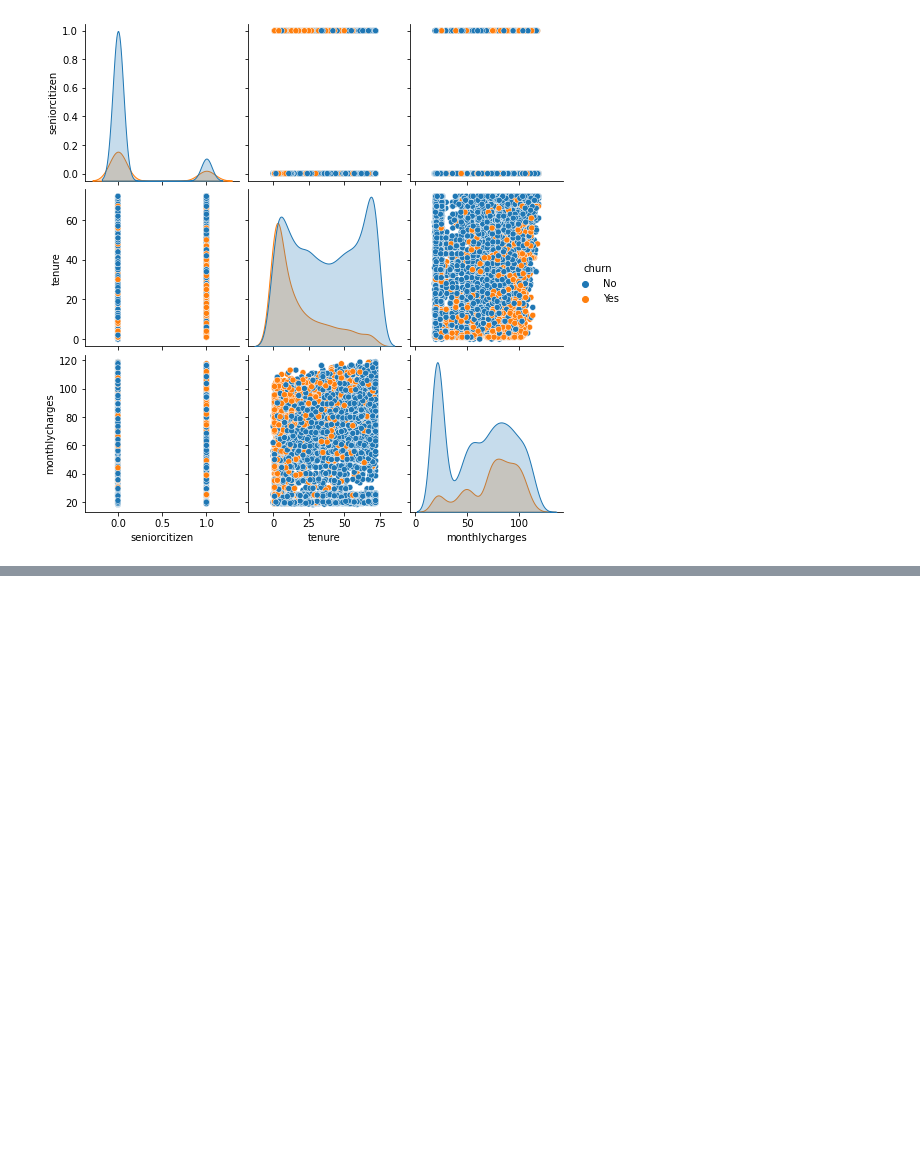
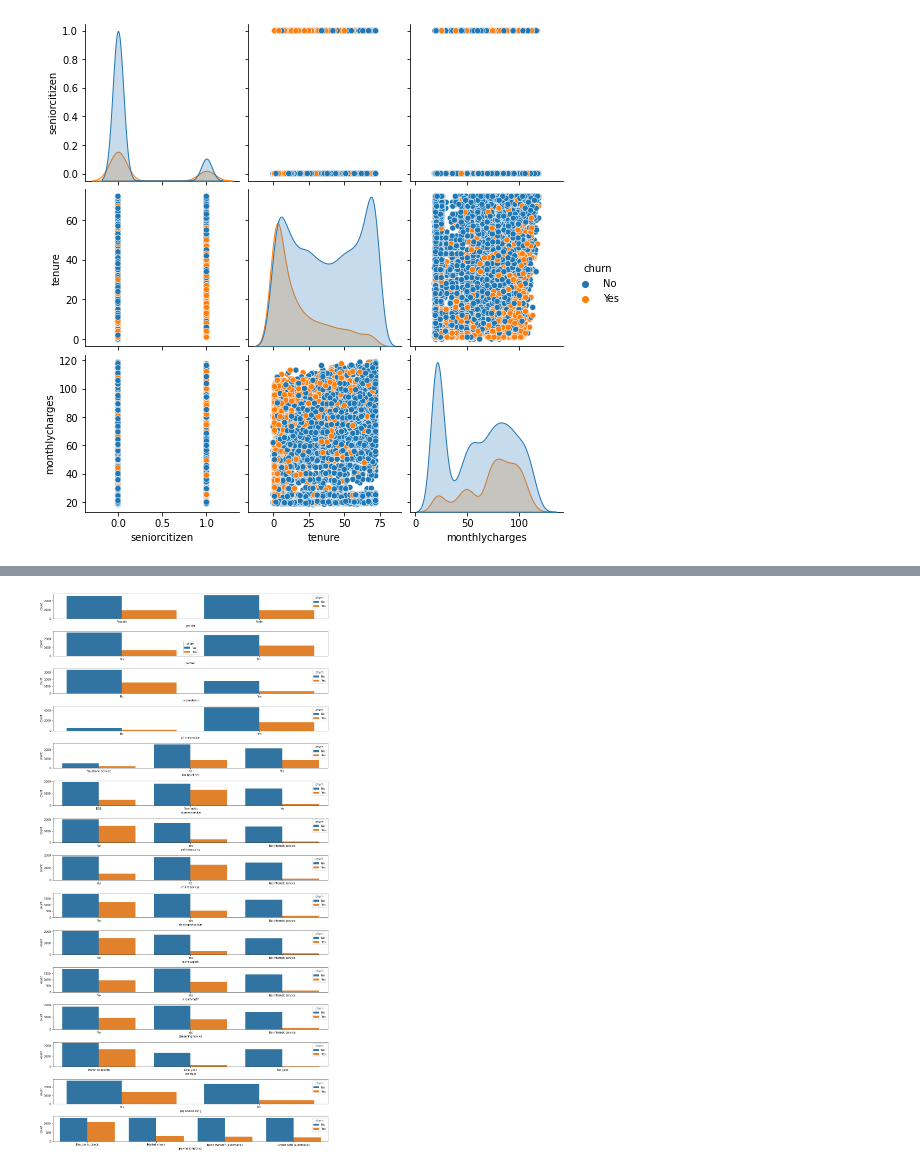
Before and after one commit to Adalab/promo-d-da-modulo1-sprint2-Paloma_Paula_Iris, a Jupyter notebook: 2.regresion_logistica/rlogistica/1_eda.ipynb, the cells around one changed output, grey strips where cells are left out. Drawn from its saved outputs; the diff is of its cells as text; code cells hidden in the pictures; blank space fills up the shorter version.

```diff
--- a/2.regresion_logistica/rlogistica/1_eda.ipynb
+++ b/2.regresion_logistica/rlogistica/1_eda.ipynb
@@ -259,7 +261,7 @@ sns.pairplot(df, hue= 'churn')
 [figure]
 # %%
 categoricas = df.select_dtypes(exclude=np.number)
-categoricas.drop('churn', axis=1, inplace=True)
+categoricas.drop(['customerid','churn'], axis=1, inplace=True)
 # %%
 len(categoricas.columns)
 # %% [output]
@@ -271,0 +274,12 @@ for col in categoricas.columns:
+# %%
+fig, axes = plt.subplots(16, figsize=(15,30))
+axes = axes.flat
+
+for indice, columna in enumerate(categoricas.columns):
+    sns.countplot(x = categoricas[columna], hue='churn', data = df, ax=axes[indice]);
+
+plt.tight_layout()
+fig.delaxes(axes[indice])
+plt.show()
+# %% [output]
+[figure, added]
```
Also changed, not shown: parts of 5 cells of this notebook, 1 other file.
